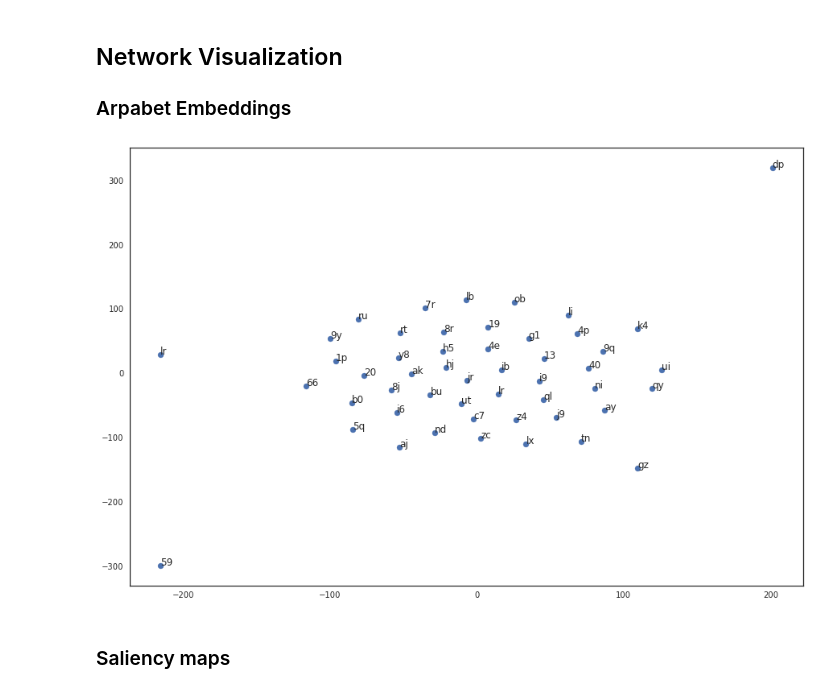
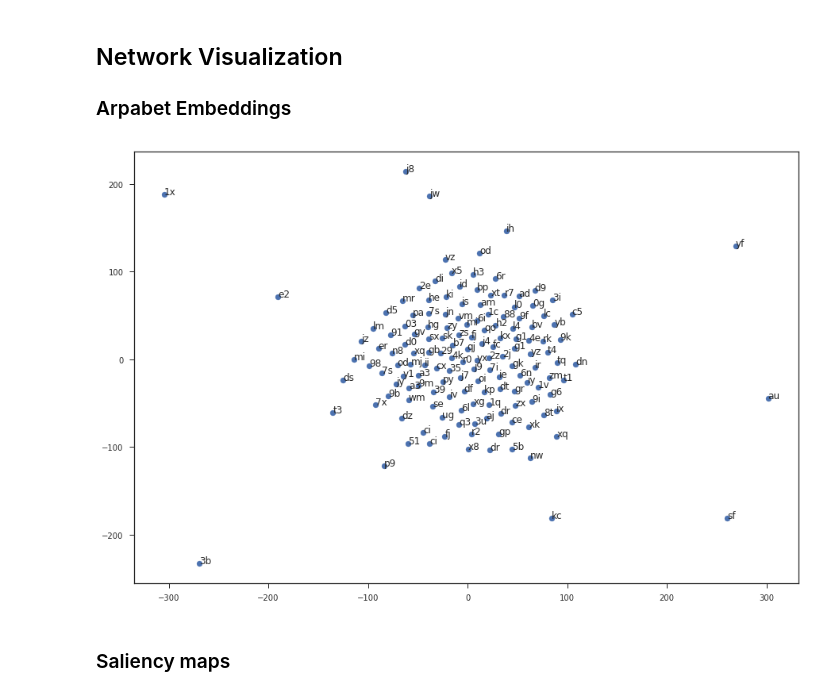
Before and after one commit to loongchh/native-language-cnn, a Jupyter notebook: Evaluate.ipynb, the cells around one changed output. Drawn from its saved outputs; the diff is of its cells as text; code cells hidden in the pictures.

```diff
--- a/Evaluate.ipynb
+++ b/Evaluate.ipynb
@@ -114,13 +114,13 @@ def plot_embeddings(wv, vocab):
 # %%
 with open(join(feature_dir, 'dict.pkl'), 'rb') as fpkl:
     (feature_dict, feature_rev_dict) = pickle.load(fpkl)
 
 embeddings = nlcnn_model.embed.weight.data.cpu().numpy()
-indices = np.random.choice(embeddings.shape[0] - 1, 50)
+indices = np.random.choice(embeddings.shape[0] - 1, 150)
 bigrams = [''.join(feature_dict[i]) for i in indices]
 plot_embeddings(embeddings[indices], bigrams)
 # %% [output]
-[figure, old version]
+[figure, new version]
 # %% [markdown]
 ### Saliency maps
 # %%
```
Also changed, not shown: parts of 1 cell of this notebook, 1 other file.
